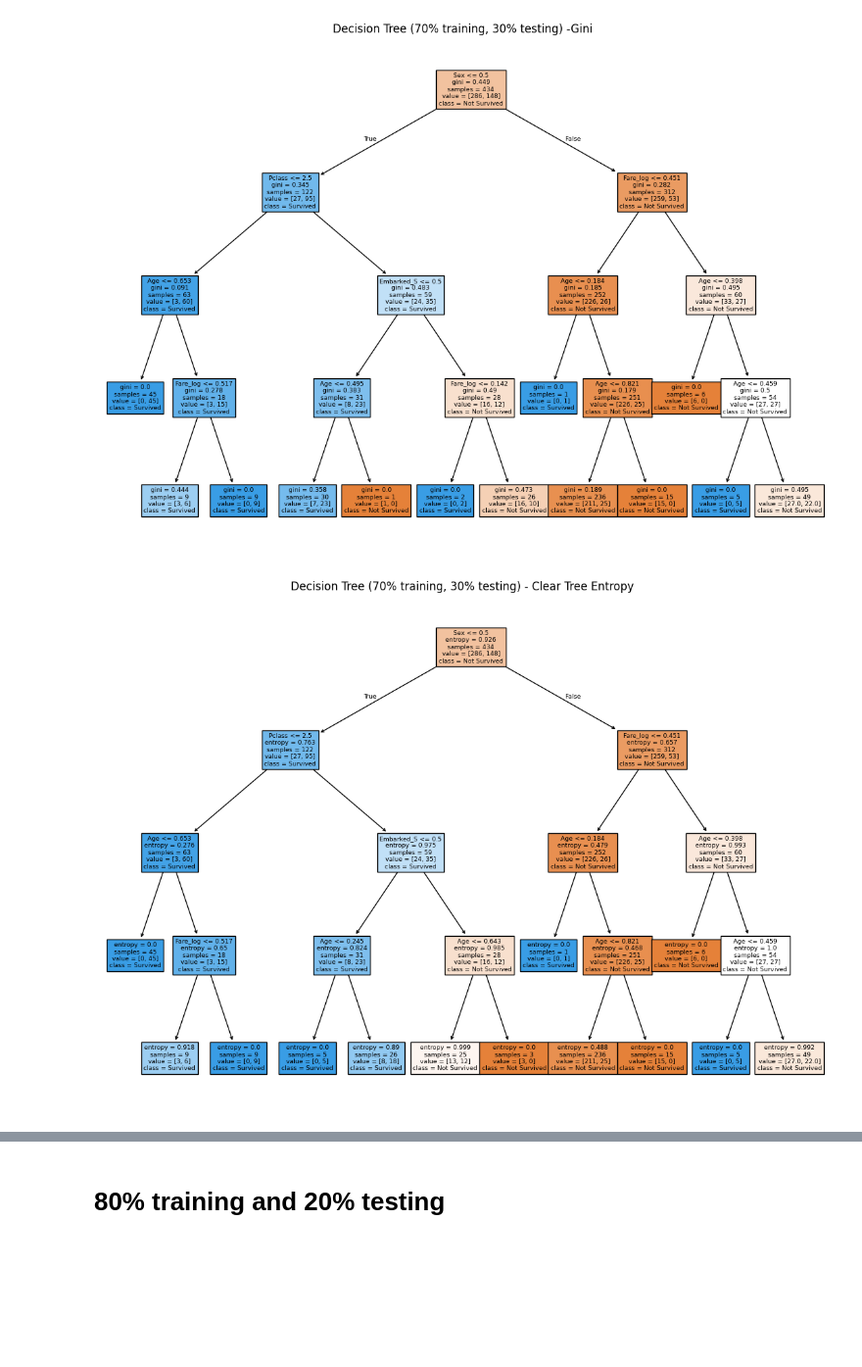
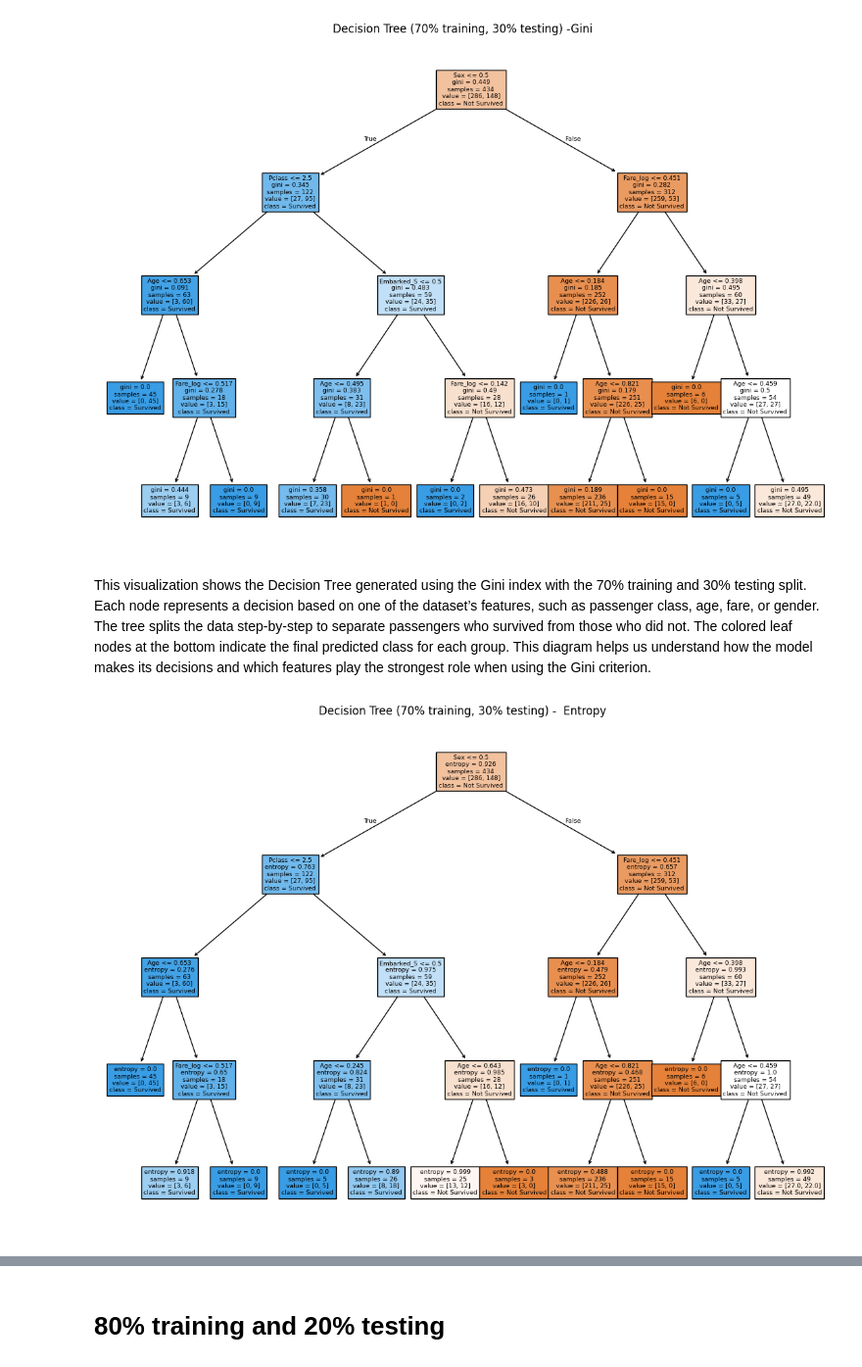
Before and after one commit to Leenasmk3/IT326-DataMining-Project, a Jupyter notebook: phase3.ipynb, the cells around one changed output, grey strips where cells are left out. Shown at 98% size. Drawn from its saved outputs; the diff is of its cells as text; code cells hidden in the pictures; blank space fills up the shorter version.

```diff
--- a/phase3.ipynb
+++ b/phase3.ipynb
@@ -261,19 +265,21 @@ plt.title("Decision Tree (70% training, 30% testing) -Gini")
 plt.show()
 # %% [output]
 [figure]
+# %% [markdown]
+This visualization shows the Decision Tree generated using the Gini index with the 70% training and 30% testing split. Each node represents a decision based on one of the dataset’s features, such as passenger class, age, fare, or gender. The tree splits the data step-by-step to separate passengers who survived from those who did not. The colored leaf nodes at the bottom indicate the final predicted class for each group. This diagram helps us understand how the model makes its decisions and which features play the strongest role when using the Gini criterion.
 # %%
 # Decision Tree - Entropy (70/30)
 model_70_entropy_clear = DecisionTreeClassifier(max_depth=4, criterion="entropy", random_state=42)
 model_70_entropy_clear.fit(X_train_70, y_train_70)
 
 plt.figure(figsize=(14, 10))
 plot_tree(
     model_70_entropy_clear,
     filled=True,
     feature_names=X.columns,
     class_names=['Not Survived', 'Survived']
 )
-plt.title("Decision Tree (70% training, 30% testing) - Clear Tree Entropy")
+plt.title("Decision Tree (70% training, 30% testing) -  Entropy")
 plt.show()
 # %% [output]
-[figure, old version]
+[figure, new version]
```
Also changed, not shown: parts of 12 cells of this notebook.
